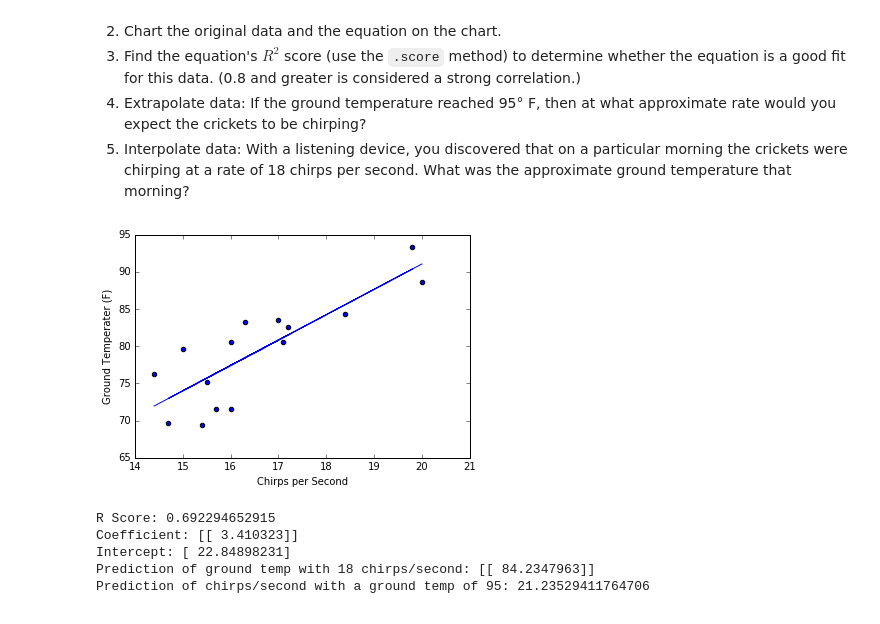
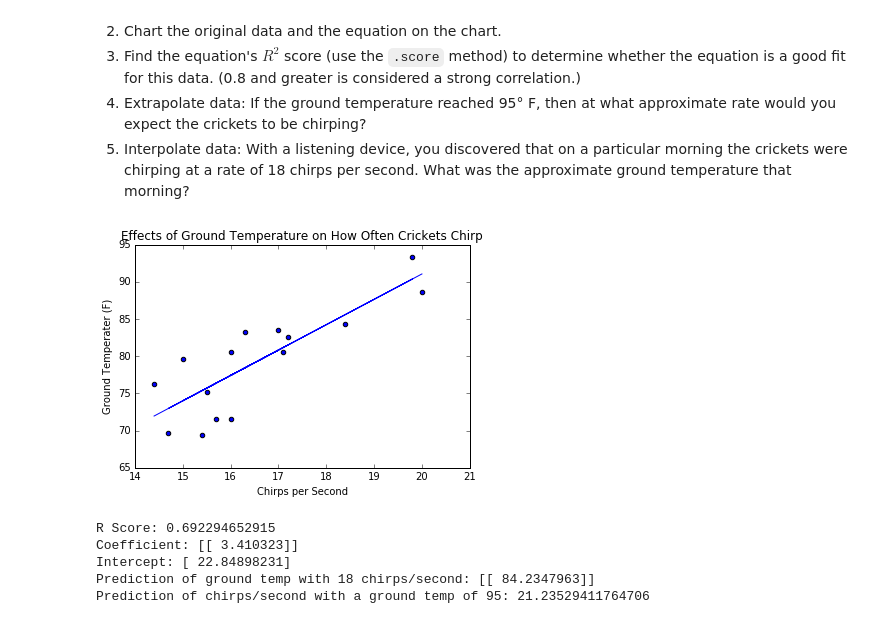
Before and after one commit to sateigen/linear-regression, a Jupyter notebook: simple-linear-regression.ipynb, the cells around one changed output. Saved outputs shown, nothing was run; the diff lists cells and outputs as text; code cells hidden in the pictures.

```diff
--- a/simple-linear-regression.ipynb
+++ b/simple-linear-regression.ipynb
@@ -35,12 +36,12 @@ result = regr.fit(x,y)
 # %%
 plt.scatter(x, y)
 plt.plot(x, regr.predict(x))
 plt.xlabel('Chirps per Second')
 plt.ylabel('Ground Temperater (F)')
-plt.title('')
+plt.title('Effects of Ground Temperature on How Often Crickets Chirp')
 plt.show()
 # %% [output]
-[figure, old version]
+[figure, new version]
 # %%
 print('R Score:', regr.score(x, y))
 print('Coefficient:', regr.coef_)
```
Also changed, not shown: parts of 9 cells of this notebook.
